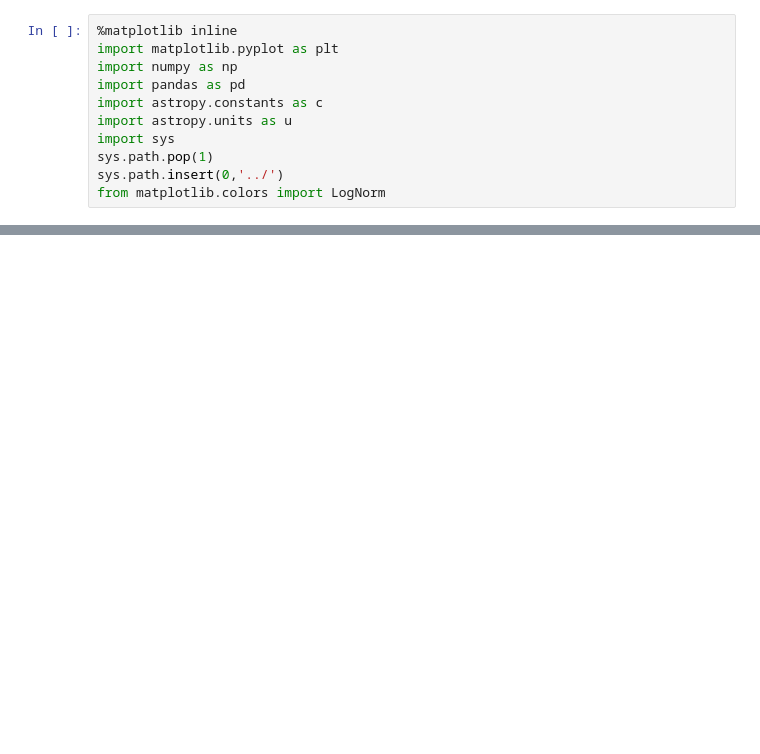
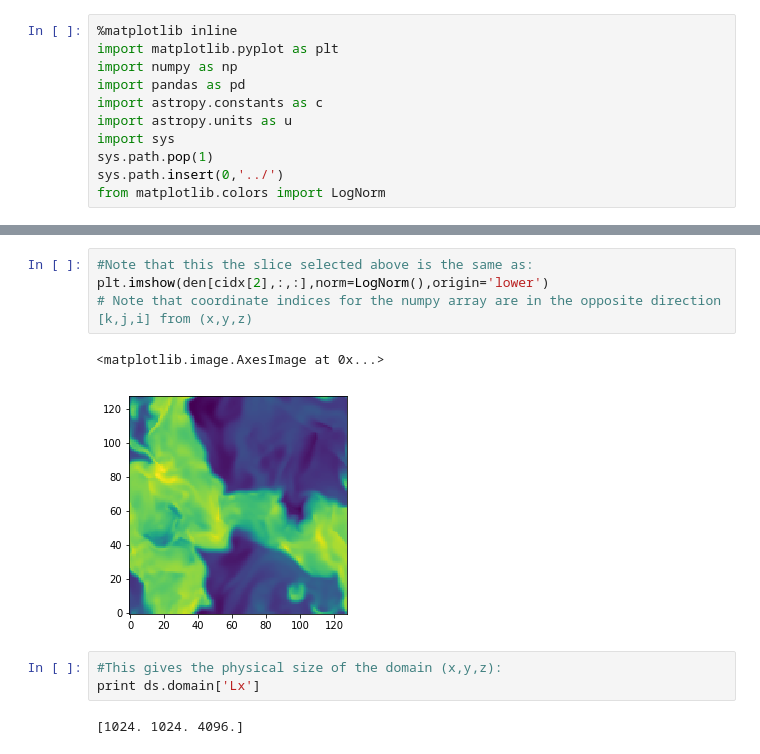
Before and after one commit to changgoo/pyathena, a Jupyter notebook: notebook/vtk_analysis.ipynb, the cells around one changed output, grey strips where cells are left out. Saved outputs shown, nothing was run; the diff lists cells and outputs as text; blank space fills up the shorter version.

```diff
--- a/notebook/vtk_analysis.ipynb
+++ b/notebook/vtk_analysis.ipynb
@@ -86,0 +318,12 @@ plt.ylim(0,5)
+# %%
+#Note that this the slice selected above is the same as:
+plt.imshow(den[cidx[2],:,:],norm=LogNorm(),origin='lower')
+# Note that coordinate indices for the numpy array are in the opposite direction [k,j,i] from (x,y,z)
+# %% [output]
+<matplotlib.image.AxesImage at 0x...>
+[figure, added]
+# %%
+#This gives the physical size of the domain (x,y,z):
+print ds.domain['Lx']
+# %% [output]
+[1024. 1024. 4096.]
```
Also changed, not shown: parts of 83 cells of this notebook.
